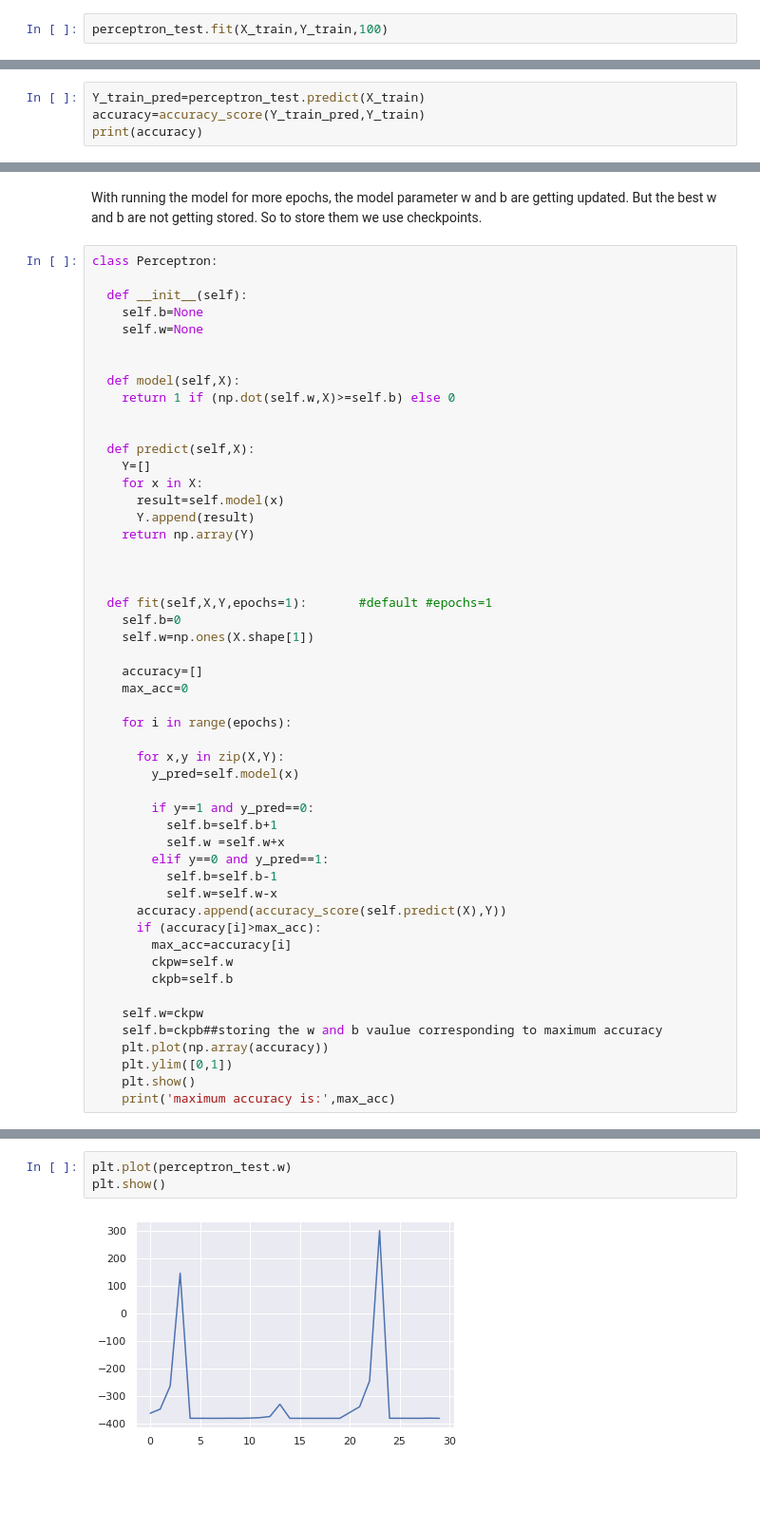
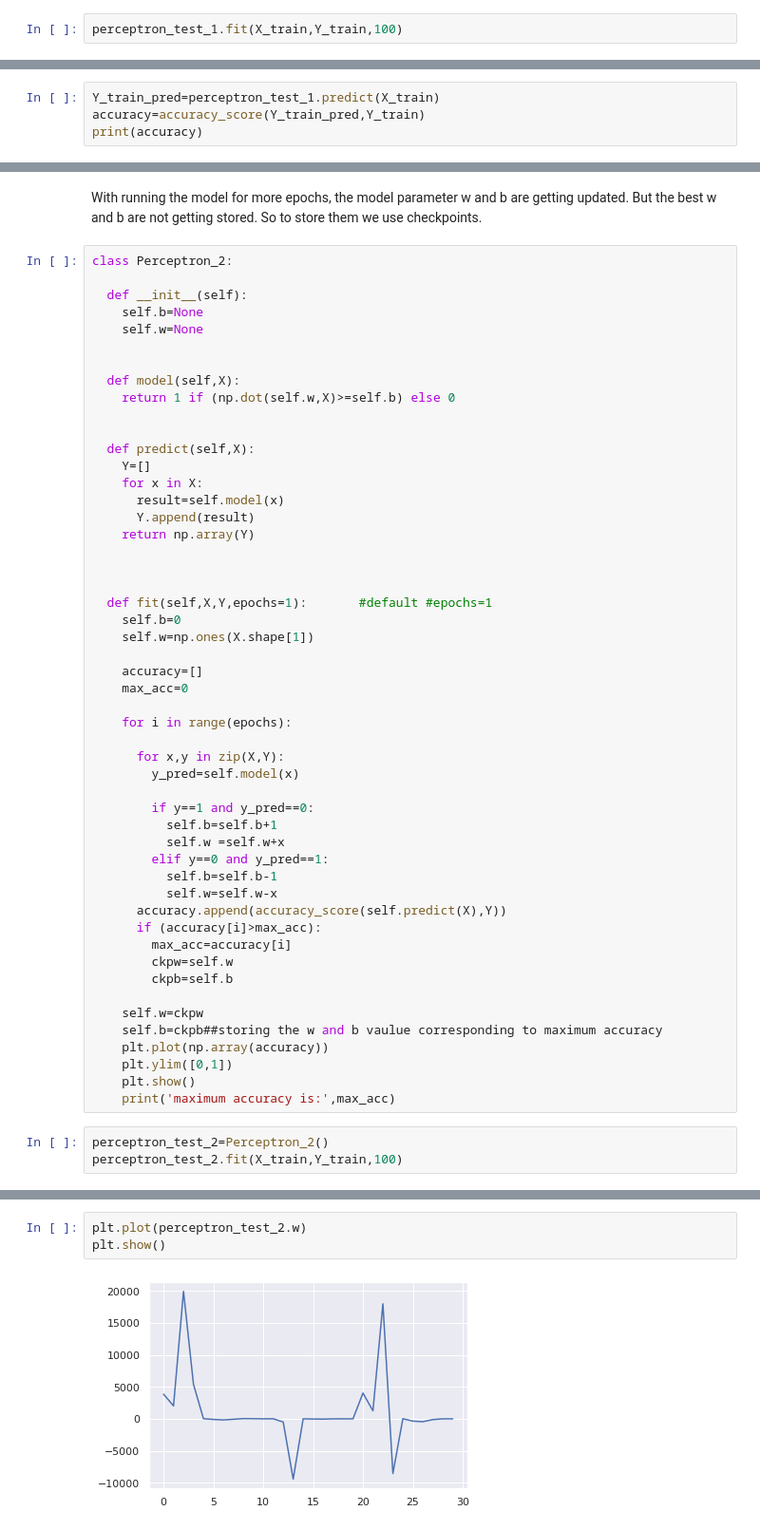
Before and after one commit to aryadeo/NEURAL_NETWORK_BASICS, a Jupyter notebook: Pereptron/Perceptron_detailed.ipynb, the cells around one changed output, grey strips where cells are left out. Shown: that part at 95% size. Saved outputs shown, nothing was run; the diff lists cells and outputs as text; blank space fills up the shorter version.

```diff
--- a/Pereptron/Perceptron_detailed.ipynb
+++ b/Pereptron/Perceptron_detailed.ipynb
@@ -148,10 +148,10 @@ perceptron_test=Perceptron()
 # %%
-perceptron_test.fit(X_train,Y_train,100)
+perceptron_test_1.fit(X_train,Y_train,100)
 # %% [output]
 [figure]
 maximum accuracy is: 0.927734375
 # %%
-Y_train_pred=perceptron_test.predict(X_train)
+Y_train_pred=perceptron_test_1.predict(X_train)
 accuracy=accuracy_score(Y_train_pred,Y_train)
 print(accuracy)
 # %% [output]
@@ -163,7 +168,7 @@ Here we hve observed that by running the model for 100 epochs the accuarcy inser
 # %% [markdown]
 With running the model for more epochs, the model parameter w and b are getting updated. But the best w and b are not getting stored. So to store them we use checkpoints.
 # %%
-class Perceptron:
+class Perceptron_2:
 
   def __init__(self):
     self.b=None
@@ -213,3 +218,6 @@ class Perceptron:
     plt.ylim([0,1])
     plt.show()
     print('maximum accuracy is:',max_acc)
+# %%
+perceptron_test_2=Perceptron_2()
+perceptron_test_2.fit(X_train,Y_train,100)
@@ -216,5 +227,5 @@ class Perceptron:
 # %%
-plt.plot(perceptron_test.w)
+plt.plot(perceptron_test_2.w)
 plt.show()
 # %% [output]
-[figure, old version]
+[figure, new version]
```
Also changed, not shown: parts of 21 cells of this notebook.
